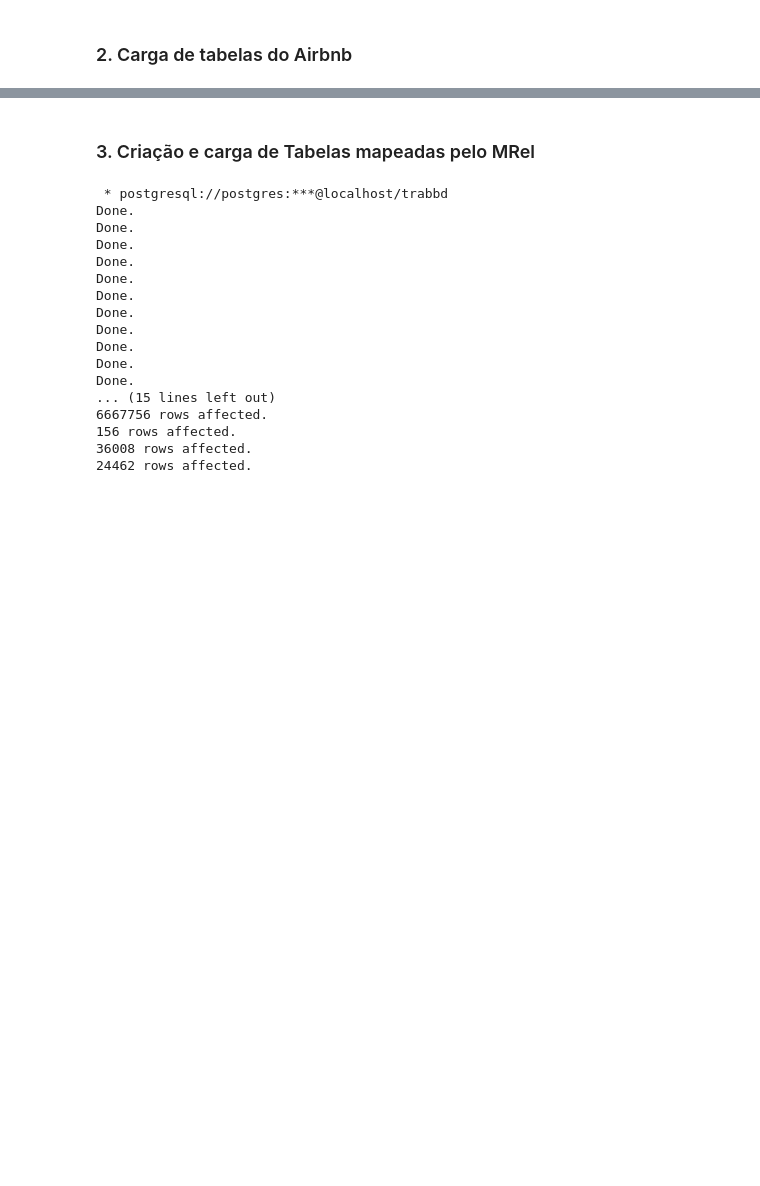
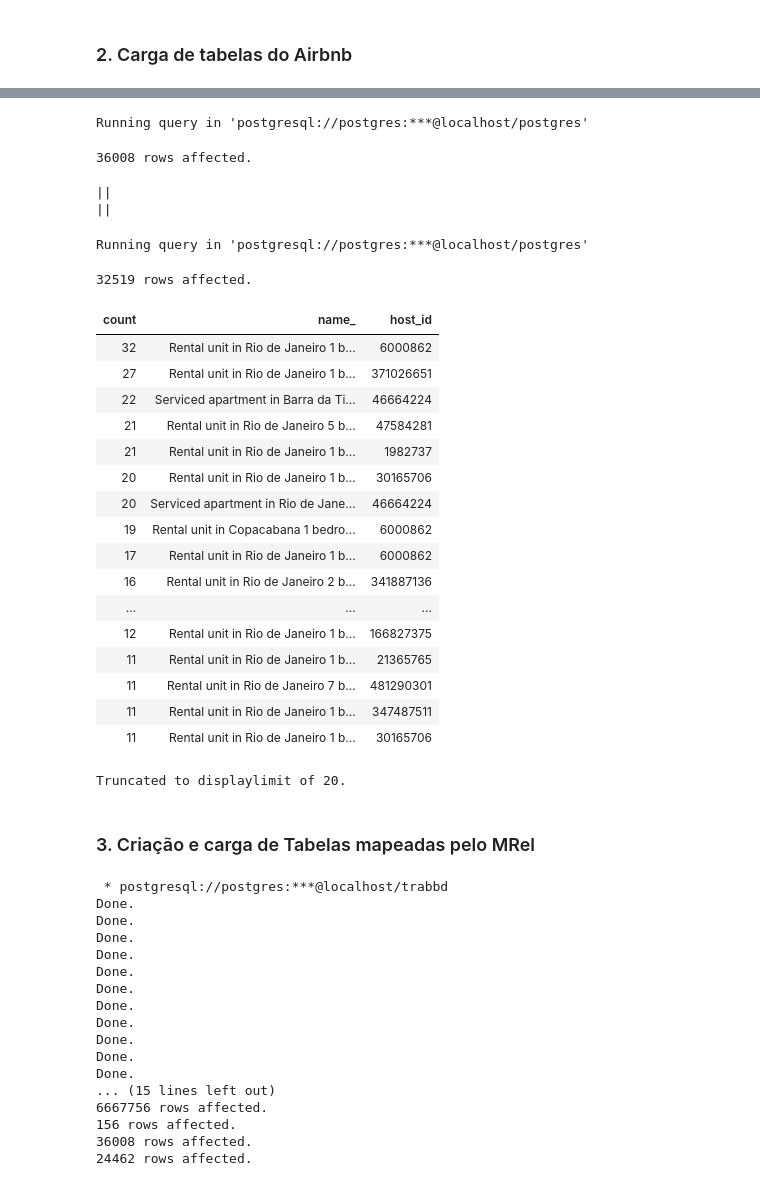
Before and after one commit to MiguelHenri/SCC0240, a Jupyter notebook: trabalho2/t2.ipynb, the cells around one changed output, grey strips where cells are left out. Saved outputs shown, nothing was run; the diff lists cells and outputs as text; code cells hidden in the pictures; blank space fills up the shorter version.

```diff
--- a/trabalho2/t2.ipynb
+++ b/trabalho2/t2.ipynb
@@ -59,3 +54,44 @@ Done.
+# %%
+%%sql
+UPDATE Listings
+SET name_ = CONCAT(
+    SPLIT_PART(name_, '·', 1),
+    SPLIT_PART(name_, '·', 3),
+    SPLIT_PART(name_, '·', 4),
+    SPLIT_PART(name_, '·', 5)
+)
+# %% [output]
+Running query in 'postgresql://postgres:***@localhost/postgres'
+36008 rows affected.
+||
+||
+# %%
+%%sql
+SELECT COUNT(id), name_, host_id
+FROM Listings
+GROUP BY name_, host_id
+ORDER BY count DESC
+# %% [output]
+Running query in 'postgresql://postgres:***@localhost/postgres'
+32519 rows affected.
+| count | name_ | host_id |
+| 32 | Rental unit in Rio de Janeiro 1 b... | 6000862 |
+| 27 | Rental unit in Rio de Janeiro 1 b... | 371026651 |
+| 22 | Serviced apartment in Barra da Ti... | 46664224 |
+| 21 | Rental unit in Rio de Janeiro 5 b... | 47584281 |
+| 21 | Rental unit in Rio de Janeiro 1 b... | 1982737 |
+| 20 | Rental unit in Rio de Janeiro 1 b... | 30165706 |
+| 20 | Serviced apartment in Rio de Jane... | 46664224 |
+| 19 | Rental unit in Copacabana 1 bedro... | 6000862 |
+| 17 | Rental unit in Rio de Janeiro 1 b... | 6000862 |
+| 16 | Rental unit in Rio de Janeiro 2 b... | 341887136 |
+| ... | ... | ... |
+| 12 | Rental unit in Rio de Janeiro 1 b... | 166827375 |
+| 11 | Rental unit in Rio de Janeiro 1 b... | 21365765 |
+| 11 | Rental unit in Rio de Janeiro 7 b... | 481290301 |
+| 11 | Rental unit in Rio de Janeiro 1 b... | 347487511 |
+| 11 | Rental unit in Rio de Janeiro 1 b... | 30165706 |
+Truncated to displaylimit of 20.
 # %% [markdown]
 ### 3. Criação e carga de Tabelas mapeadas pelo MRel
 # %%
```
Also changed, not shown: parts of 5 cells of this notebook.
